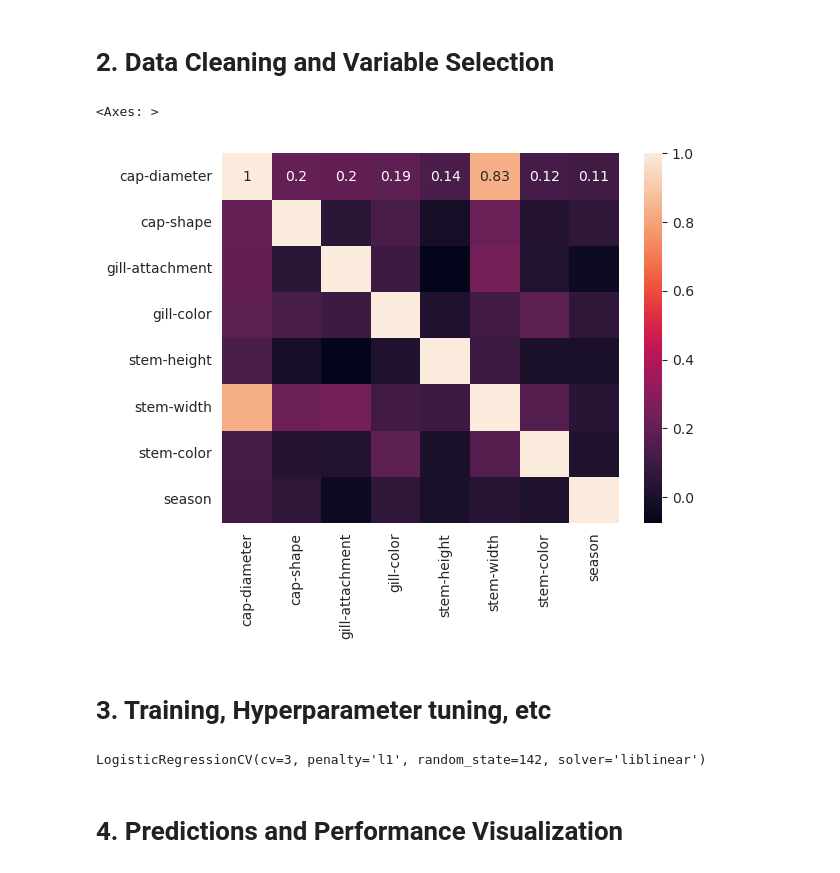
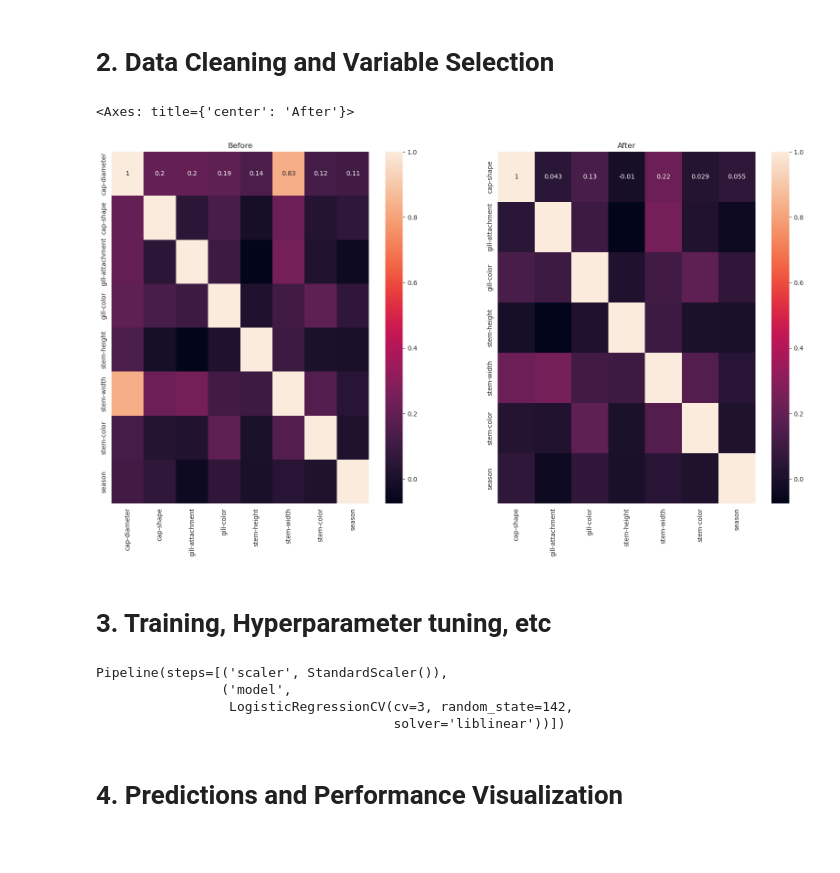
Before and after one commit to samuel23taku/ML-Edible-Mushroom-Classifier, a Jupyter notebook: log_reg_classifier.ipynb, the cells around one changed output. Saved outputs shown, nothing was run; the diff lists cells and outputs as text; code cells hidden in the pictures.

```diff
--- a/log_reg_classifier.ipynb
+++ b/log_reg_classifier.ipynb
@@ -28,26 +30,34 @@ mushroom_data.describe()
 # %% [markdown]
 # 2. Data Cleaning and Variable Selection
 # %%
+fig,ax = plt.subplots(nrows=1,ncols=2,figsize=(20,10))
 stratified_shuffle_split = StratifiedShuffleSplit(n_splits=1, test_size=0.3, random_state=142)
 
 index_training_data, index_test_data = next(stratified_shuffle_split.split(x, y))
+ax[0].set_title("Before")
+ax[1].set_title("After")
+sns.heatmap(x.corr(), annot=True,ax=ax[0])
+x.drop("cap-diameter", axis=1, inplace=True)
 
 x_train_set = mushroom_data.loc[index_training_data, x.columns]
 y_train_ = mushroom_data.loc[index_training_data, "class"]
 
 x_test_set = mushroom_data.loc[index_test_data, x.columns]
 y_test_ = mushroom_data.loc[index_test_data, "class"]
-sns.heatmap(x.corr(), annot=True)
+sns.heatmap(x.corr(), annot=True,ax=ax[1])
 # %% [output]
-<Axes: >
+<Axes: title={'center': 'After'}>
-[figure, old version]
+[figure, new version]
 # %% [markdown]
 # 3. Training, Hyperparameter tuning, etc
 # %%
-model = LogisticRegressionCV(Cs=10, cv=3, penalty='l1', solver='liblinear', random_state=142)
-model.fit(x_train_set, y_train_)
+pipeline = Pipeline(steps=[('scaler', StandardScaler()),('model',LogisticRegressionCV(Cs=10, cv=3, penalty='l2', solver='liblinear', random_state=142))])
+pipeline.fit(x_train_set, y_train_)
 # %% [output]
-LogisticRegressionCV(cv=3, penalty='l1', random_state=142, solver='liblinear')
+Pipeline(steps=[('scaler', StandardScaler()),
+                ('model',
+                 LogisticRegressionCV(cv=3, random_state=142,
+                                      solver='liblinear'))])
 # %% [markdown]
 # 4. Predictions and Performance Visualization
 # %%
```
Also changed, not shown: parts of 4 cells of this notebook, 1 other file.
